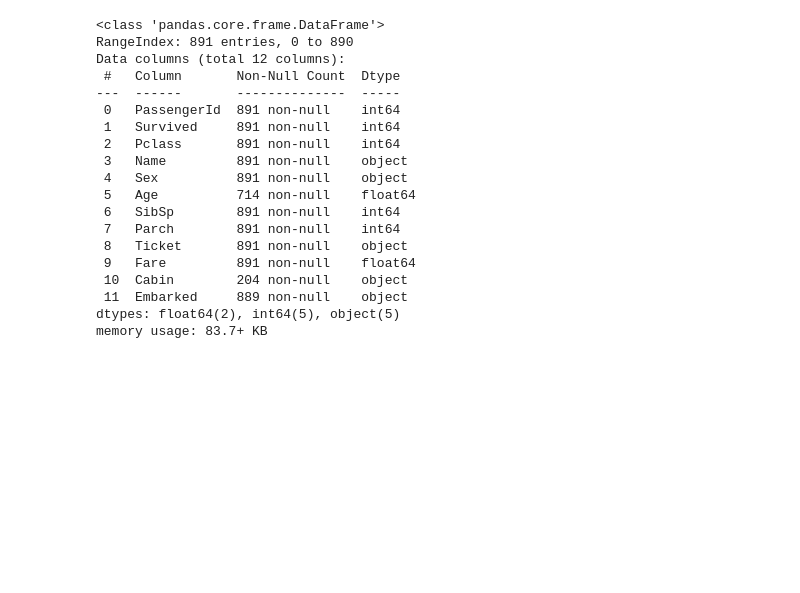
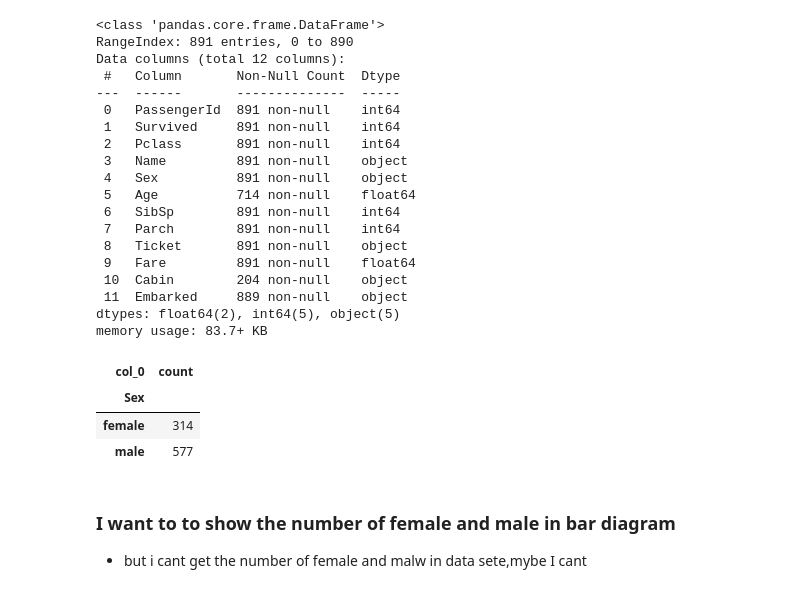
Before and after one commit to HasibullahAman/Data_Visulaization, a Jupyter notebook: Data_Visualization/Data_Visulization.ipynb, the cells around one changed output. Saved outputs shown, nothing was run; the diff lists cells and outputs as text; code cells hidden in the pictures; blank space fills up the shorter version.

```diff
--- a/Data_Visualization/Data_Visulization.ipynb
+++ b/Data_Visualization/Data_Visulization.ipynb
@@ -192,3 +192,13 @@ Data columns (total 12 columns):
  11  Embarked     889 non-null    object
 dtypes: float64(2), int64(5), object(5)
 memory usage: 83.7+ KB
+# %%
+pd.crosstab(index=tot["Sex"],columns='count',dropna=True)
+# %% [output]
+| col_0 | count |
+| Sex |  |
+| female | 314 |
+| male | 577 |
+# %% [markdown]
+### I want to to show the number of female and male in bar diagram
+- but i cant get the number of female and malw in data sete,mybe I cant
```
